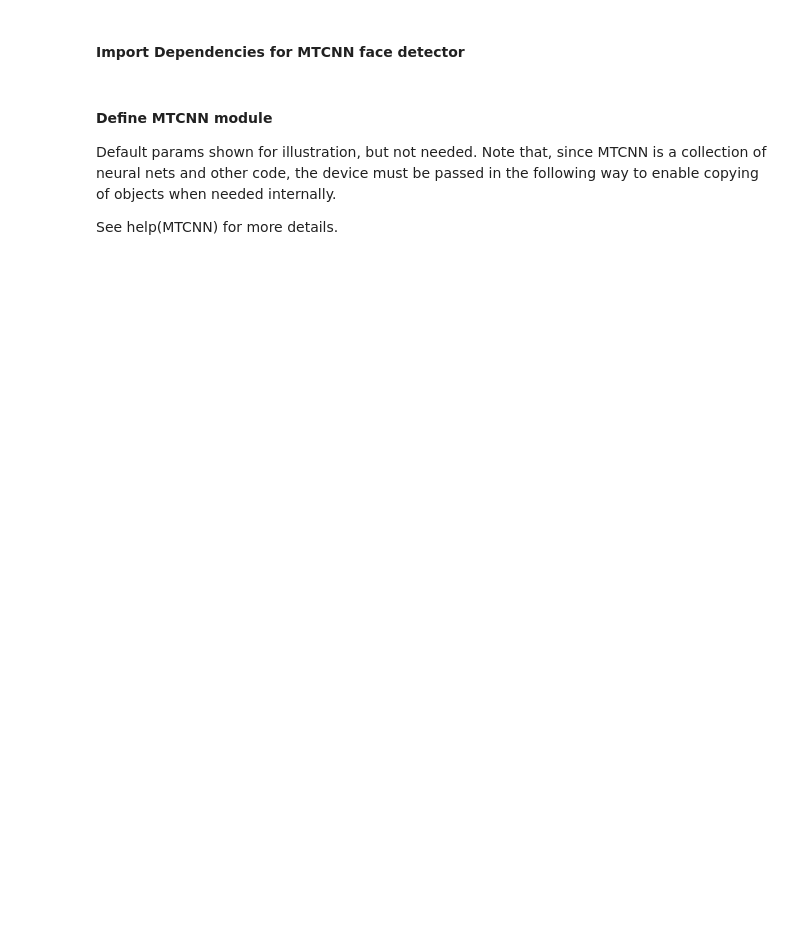
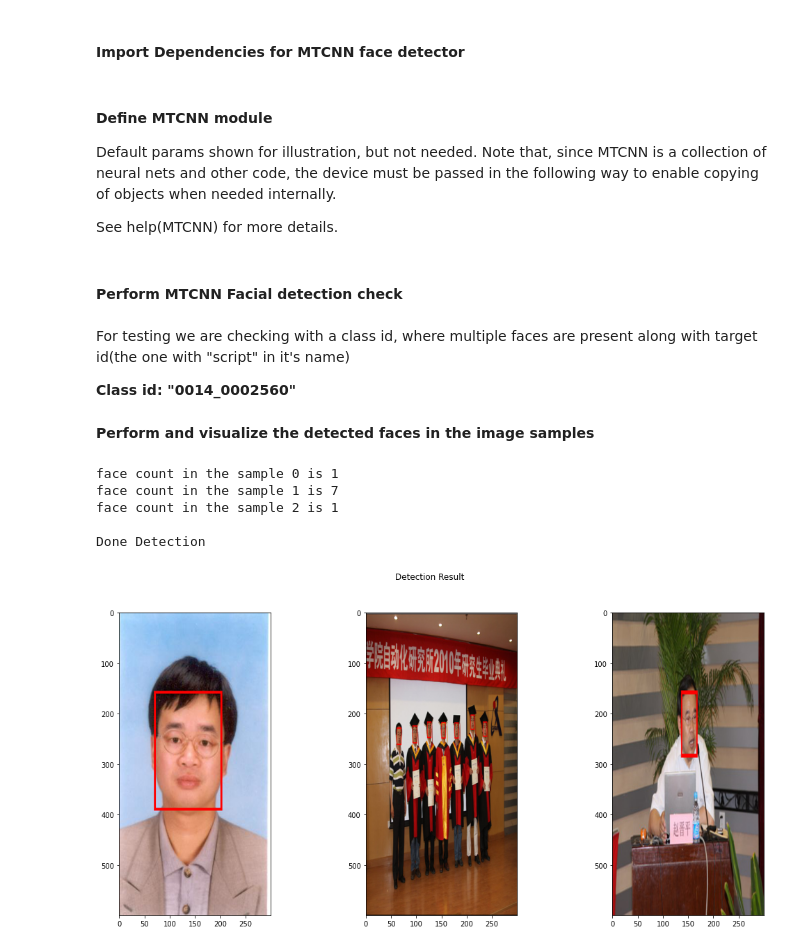
Before and after one commit to sayan0506/Deep-Learning-CV-Hackathon, a Jupyter notebook: Face_Verification_Based_Attendance_System_using_Arcface_Transfer_Learning.ipynb, the cells around one changed output. Drawn from its saved outputs; the diff is of its cells as text; code cells hidden in the pictures; blank space fills up the shorter version.

```diff
--- a/Face_Verification_Based_Attendance_System_using_Arcface_Transfer_Learning.ipynb
+++ b/Face_Verification_Based_Attendance_System_using_Arcface_Transfer_Learning.ipynb
@@ -139,3 +147,61 @@ mtcnn = MTCNN(
     thresholds=[0.6, 0.7, 0.7], factor=0.709, post_process=True,
     device=device
 )
+# %% [markdown]
+#### **Perform MTCNN Facial detection check**
+# %% [markdown]
+For testing we are checking with a class id, where multiple faces are present along with target id(the one with "script" in it's name)
+
+**Class id: "0014_0002560"**
+# %%
+class_id = "0014_0002560"
+# class path
+class_path = os.path.join(face_dataset_path, class_id)
+
+# image samples count for that class
+img_c = len(os.listdir(class_path))
+# %% [markdown]
+**Perform and visualize the detected faces in the image samples**
+# %%
+tracked_faces = []
+
+for i, sample in enumerate(os.listdir(class_path)):
+
+  # read using PIL library, else ImagDraw will not work here
+  img = Image.open(os.path.join(class_path, sample))
+
+  # detect faces
+  boxes, _ = mtcnn.detect(img)
+
+  # draw faces
+  img_draw = img.copy()
+
+  # define draw object to draw on the image
+  draw = ImageDraw.Draw(img_draw)
+  for box in boxes:
+    draw.rectangle(box.tolist(), outline = (255,0,0), width = 4)
+  print(f'face count in the sample {i} is {len(boxes)}')
+
+  # add image to aligned list
+  tracked_faces.append(img_draw.resize((300,600), Image.BICUBIC))
+  #, Image.BICUBIC))
+
+print('\nDone Detection')
+# %% [output]
+face count in the sample 0 is 1
+face count in the sample 1 is 7
+face count in the sample 2 is 1
+
+Done Detection
+# %%
+fig = plt.figure(figsize = (18,8))
+fig.tight_layout()
+fig.suptitle('Detection Result')
+
+for i, img in enumerate(tracked_faces):
+  fig.add_subplot(1, img_c, i+1)
+  plt.imshow(img)
+
+plt.show()
+# %% [output]
+[figure, added]
```
Also changed, not shown: parts of 6 cells of this notebook.
